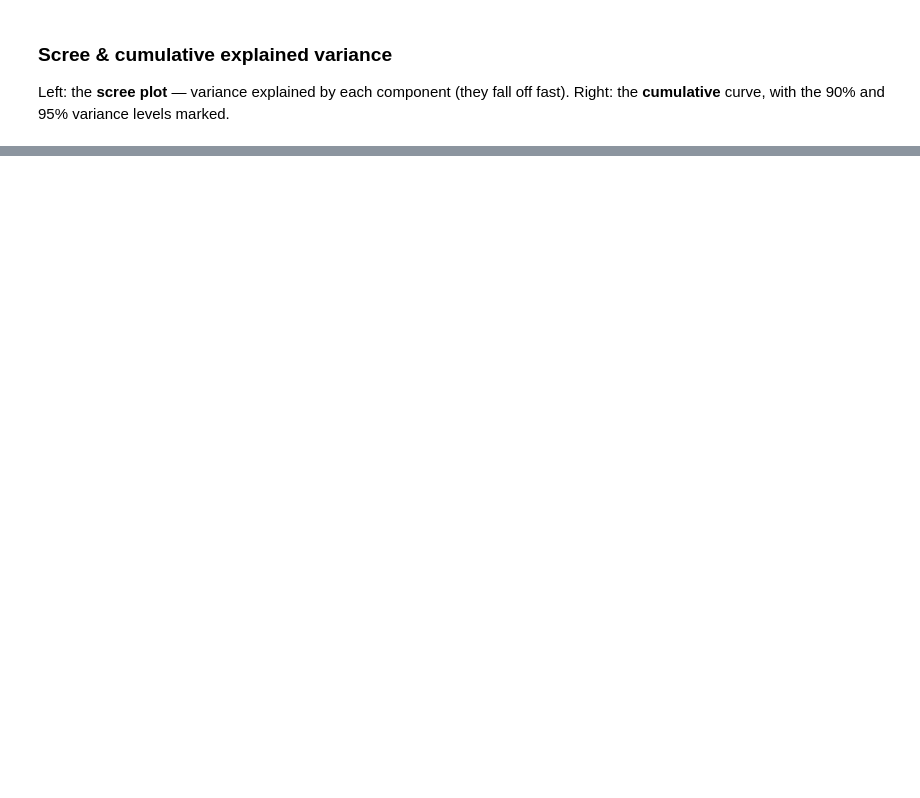
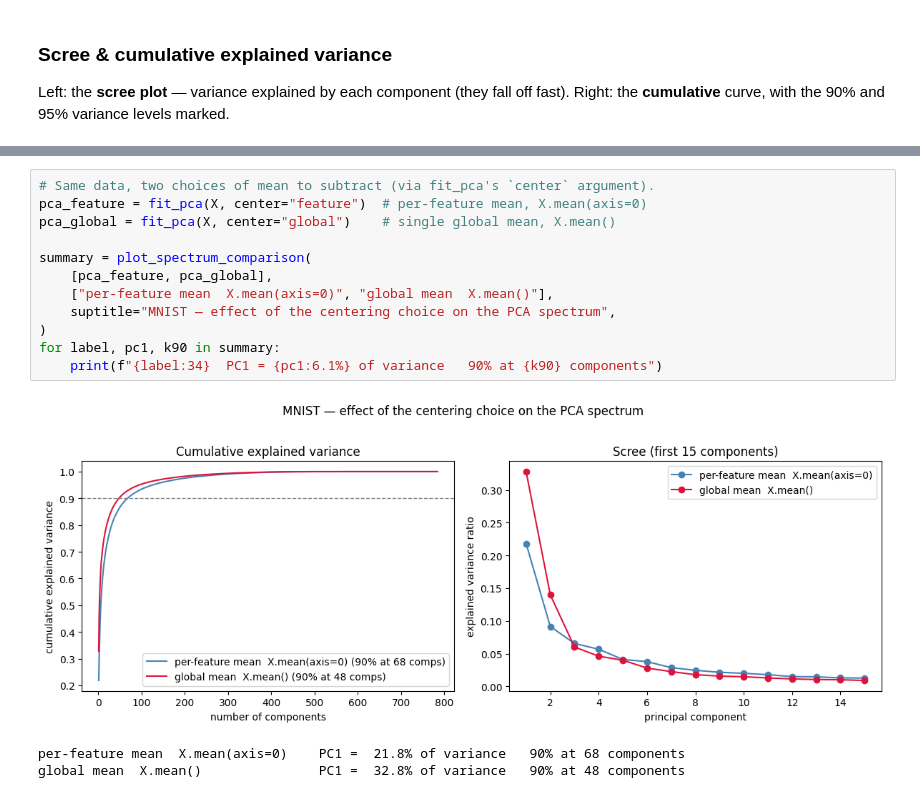
Before and after one commit to t0r3l/Unsupervised_Deep_Learning, a Jupyter notebook: src/pca/dim_reduction.ipynb, the cells around one changed output, grey strips where cells are left out. Cells and saved outputs as stored; diff of their text form; blank space fills up the shorter version.

```diff
--- a/src/pca/dim_reduction.ipynb
+++ b/src/pca/dim_reduction.ipynb
@@ -150,0 +167,16 @@ So roughly **66 components** (out of 784) already capture 90% of the variance, a
+# %%
+# Same data, two choices of mean to subtract (via fit_pca's `center` argument).
+pca_feature = fit_pca(X, center="feature")  # per-feature mean, X.mean(axis=0)
+pca_global = fit_pca(X, center="global")    # single global mean, X.mean()
+
+summary = plot_spectrum_comparison(
+    [pca_feature, pca_global],
+    ["per-feature mean  X.mean(axis=0)", "global mean  X.mean()"],
+    suptitle="MNIST — effect of the centering choice on the PCA spectrum",
+)
+for label, pc1, k90 in summary:
+    print(f"{label:34}  PC1 = {pc1:6.1%} of variance   90% at {k90} components")
+# %% [output]
+[figure, added]
+per-feature mean  X.mean(axis=0)    PC1 =  21.8% of variance   90% at 68 components
+global mean  X.mean()               PC1 =  32.8% of variance   90% at 48 components
```
Also changed, not shown: parts of 33 cells of this notebook, 8 other files.
